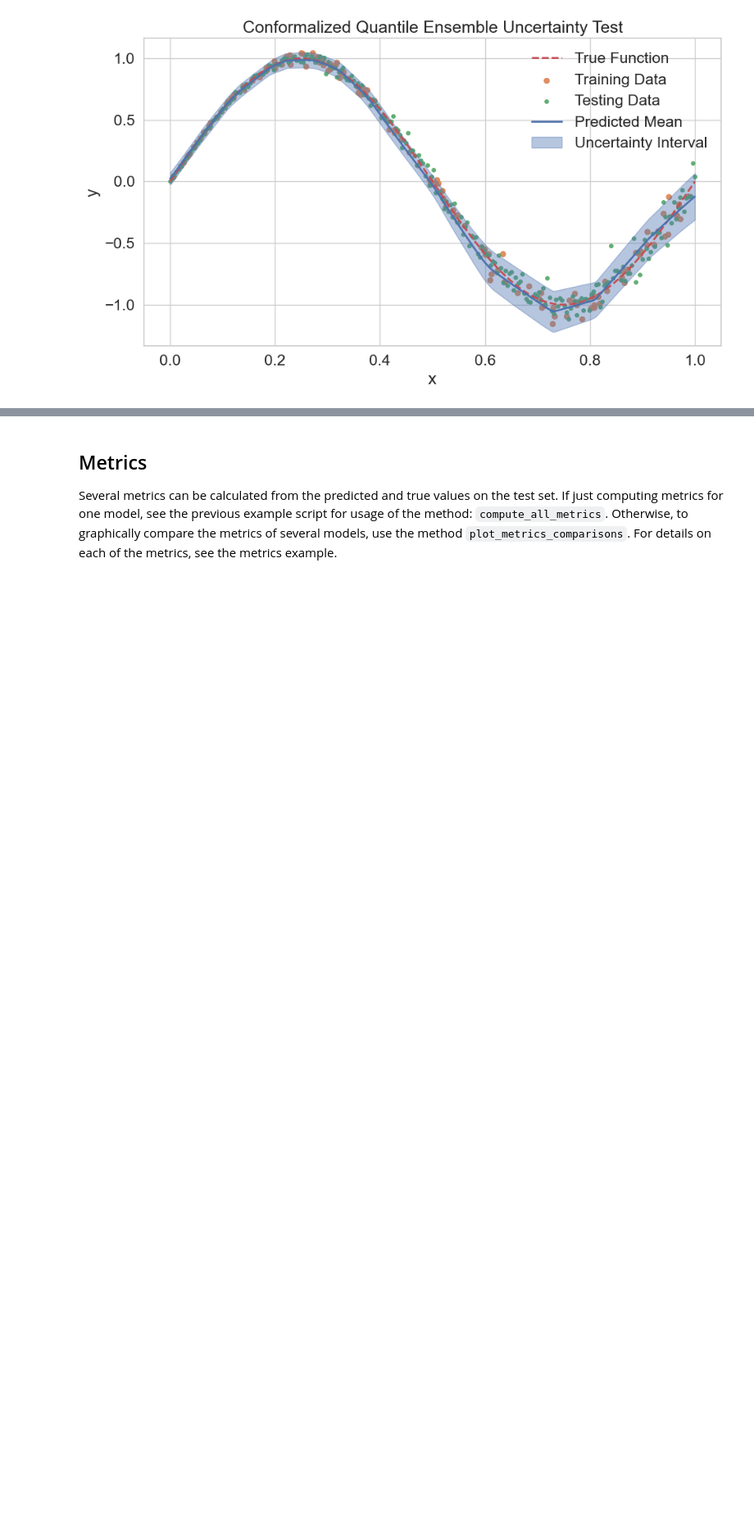
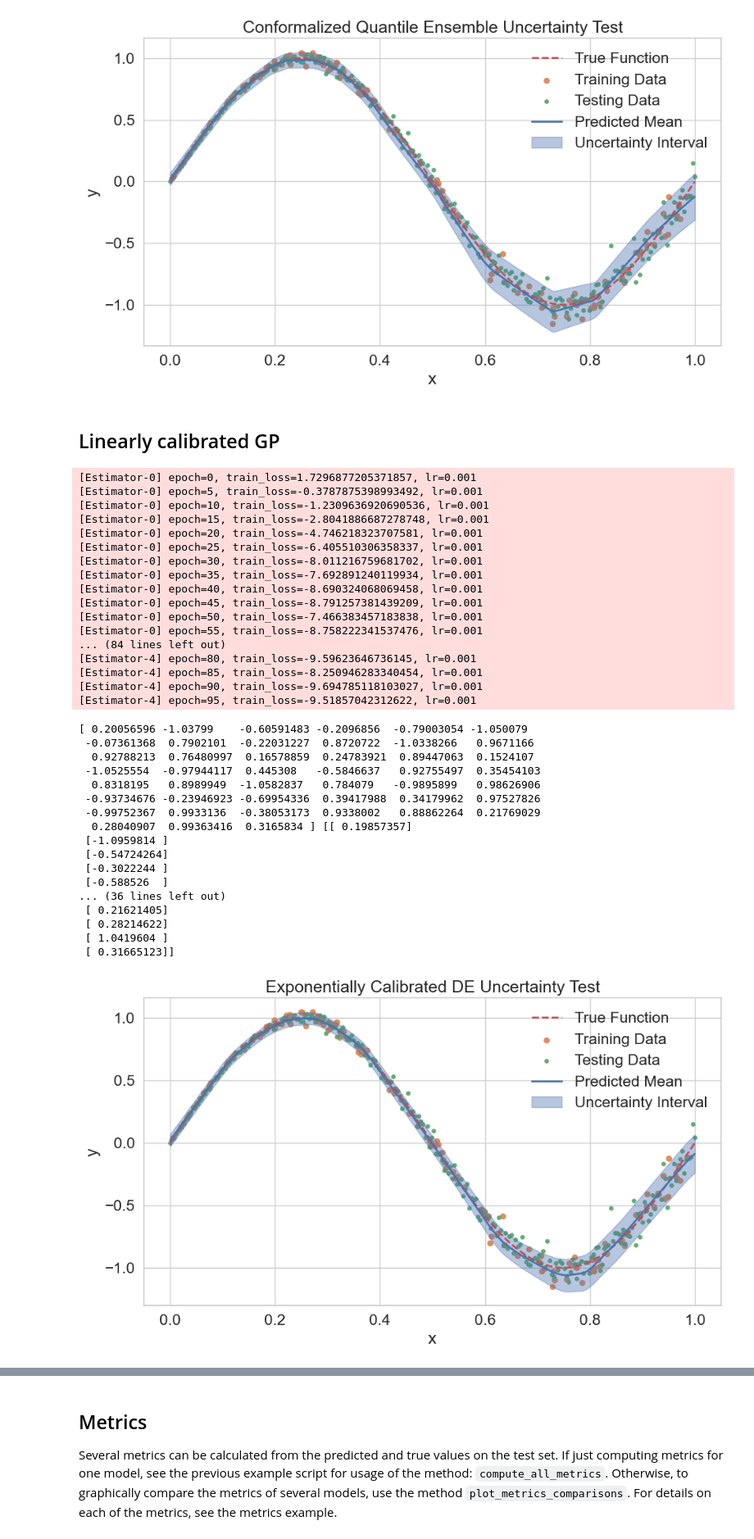
Before and after one commit to arjunrs3/UQRegressors, a Jupyter notebook: examples/getting_started.ipynb, the cells around one changed output, grey strips where cells are left out. Shown at 82% size. Cells and saved outputs as stored; diff of their text form; code cells hidden in the pictures; blank space fills up the shorter version.

Commit message:
Implemented exponential calibration wrapper
Fixed GP loading bug.

```diff
--- a/examples/getting_started.ipynb
+++ b/examples/getting_started.ipynb
@@ -467,3 +485,50 @@ conformalized_quantile_ens_sol = conformalized_quantile_ens.predict(X_test)
 plot_uncertainty_results(*conformalized_quantile_ens_sol, "Conformalized Quantile Ensemble")
 # %% [output]
 [figure]
+# %% [markdown]
+## Linearly calibrated GP
+# %%
+from uqregressors.conformal.exponential_cal_wrapper import ExponentialCalWrapper
+gp.requires_grad = False
+ecw = ExponentialCalWrapper(underlying_regressor=deep_ens, cal_size=0.3, alpha=0.1)
+ecw.ur.random_seed = 1045
+ecw.fit(X_train, y_train)
+
+ecw_sol = ecw.predict(X_test)
+plot_uncertainty_results(*ecw_sol, "Exponentially Calibrated DE")
+# %% [output]
+[Estimator-0] epoch=0, train_loss=1.7296877205371857, lr=0.001
+[Estimator-0] epoch=5, train_loss=-0.3787875398993492, lr=0.001
+[Estimator-0] epoch=10, train_loss=-1.2309636920690536, lr=0.001
+[Estimator-0] epoch=15, train_loss=-2.8041886687278748, lr=0.001
+[Estimator-0] epoch=20, train_loss=-4.746218323707581, lr=0.001
+[Estimator-0] epoch=25, train_loss=-6.405510306358337, lr=0.001
+[Estimator-0] epoch=30, train_loss=-8.011216759681702, lr=0.001
+[Estimator-0] epoch=35, train_loss=-7.692891240119934, lr=0.001
+[Estimator-0] epoch=40, train_loss=-8.690324068069458, lr=0.001
+[Estimator-0] epoch=45, train_loss=-8.791257381439209, lr=0.001
+[Estimator-0] epoch=50, train_loss=-7.466383457183838, lr=0.001
+[Estimator-0] epoch=55, train_loss=-8.758222341537476, lr=0.001
+... (84 lines left out)
+[Estimator-4] epoch=80, train_loss=-9.59623646736145, lr=0.001
+[Estimator-4] epoch=85, train_loss=-8.250946283340454, lr=0.001
+[Estimator-4] epoch=90, train_loss=-9.694785118103027, lr=0.001
+[Estimator-4] epoch=95, train_loss=-9.51857042312622, lr=0.001
+[ 0.20056596 -1.03799    -0.60591483 -0.2096856  -0.79003054 -1.050079
+ -0.07361368  0.7902101  -0.22031227  0.8720722  -1.0338266   0.9671166
+  0.92788213  0.76480997  0.16578859  0.24783921  0.89447063  0.1524107
+ -1.0525554  -0.97944117  0.445308   -0.5846637   0.92755497  0.35454103
+  0.8318195   0.8989949  -1.0582837   0.784079   -0.9895899   0.98626906
+ -0.93734676 -0.23946923 -0.69954336  0.39417988  0.34179962  0.97527826
+ -0.99752367  0.9933136  -0.38053173  0.9338002   0.88862264  0.21769029
+  0.28040907  0.99363416  0.3165834 ] [[ 0.19857357]
+ [-1.0959814 ]
+ [-0.54724264]
+ [-0.3022244 ]
+ [-0.588526  ]
+... (36 lines left out)
+ [ 0.21621405]
+ [ 0.28214622]
+ [ 1.0419604 ]
+ [ 0.31665123]]
+[figure, added]
```
Also changed, not shown: parts of 3 cells of this notebook, 6 other files.
